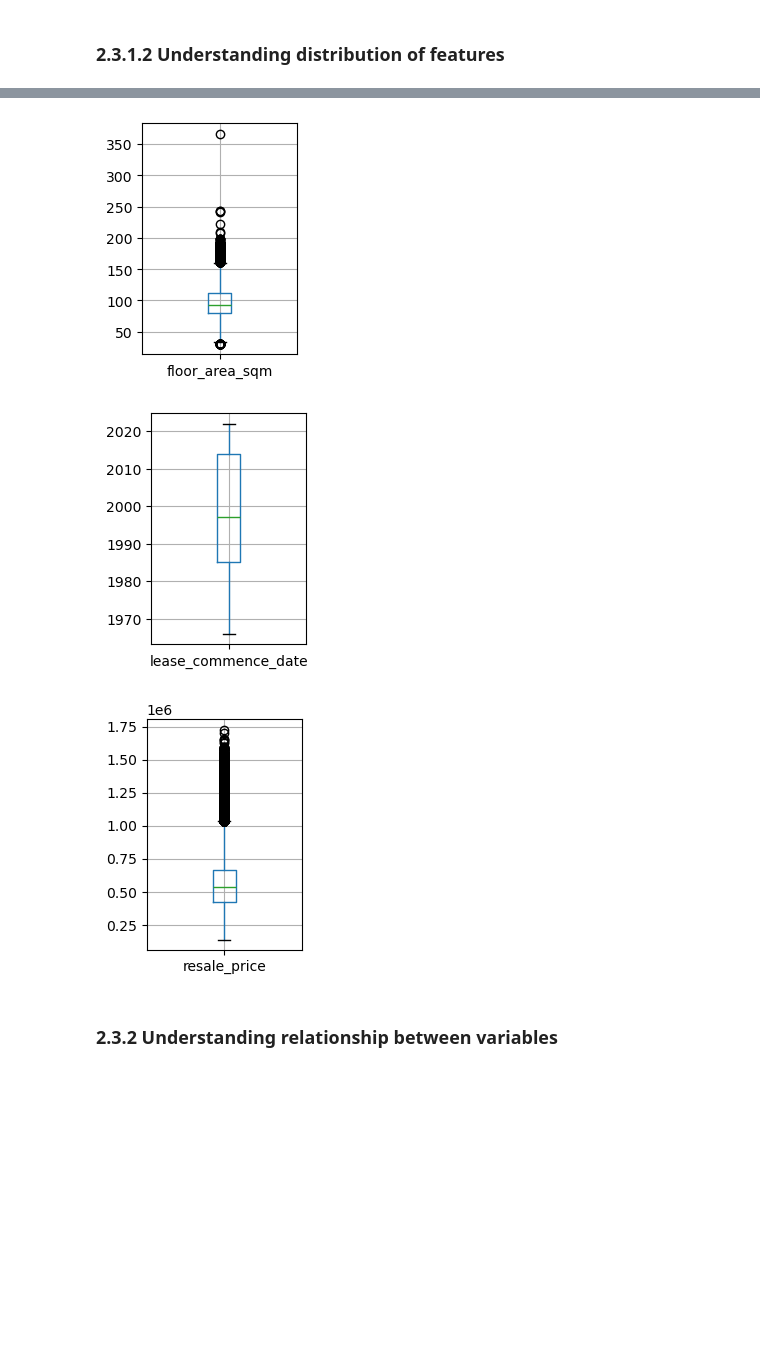
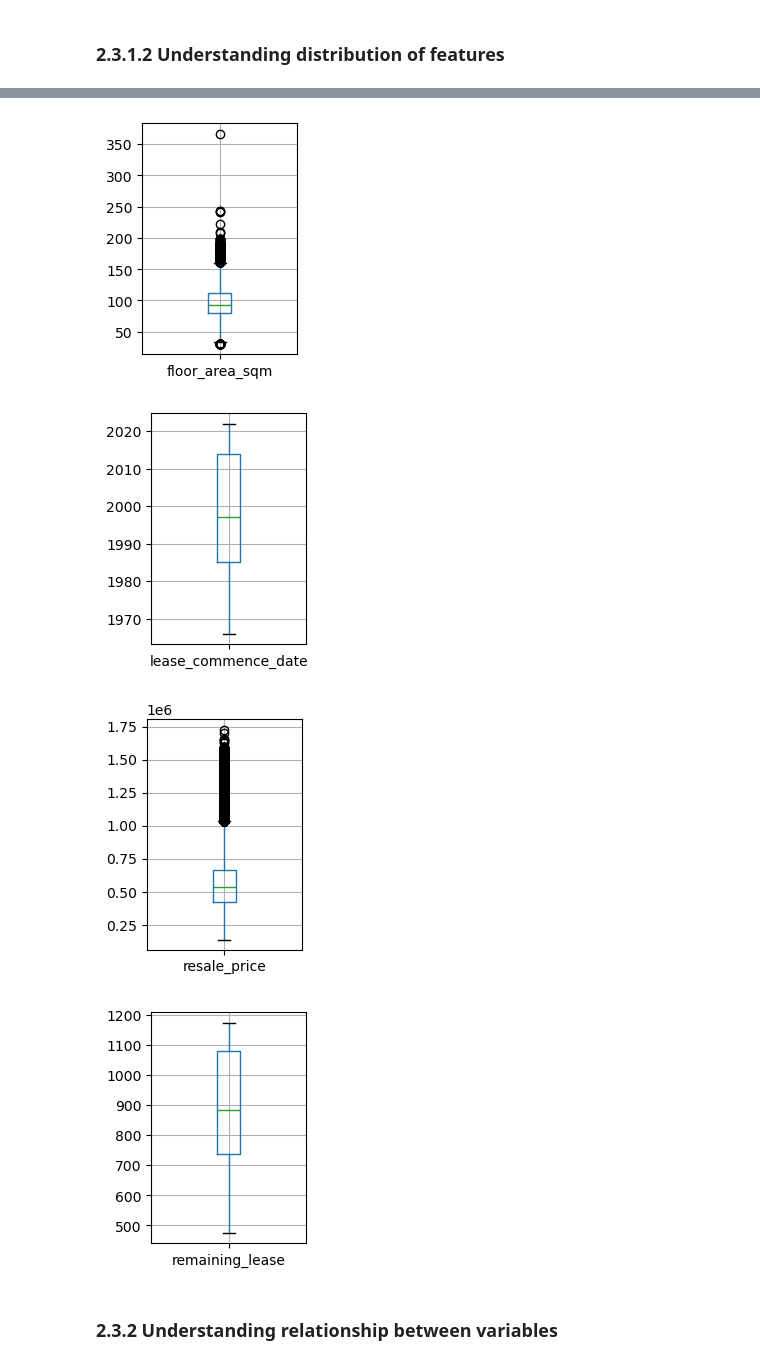
Before and after one commit to DTSLIME/HDB_Resale_Price_Regression_App, a Jupyter notebook: MLDP Program Codes Submission Template.ipynb, the cells around one changed output, grey strips where cells are left out. Cells and saved outputs as stored; diff of their text form; code cells hidden in the pictures; blank space fills up the shorter version.

```diff
--- a/MLDP Program Codes Submission Template.ipynb
+++ b/MLDP Program Codes Submission Template.ipynb
@@ -257,35 +267,45 @@ plt.show()
 # %%
 ## Boxplot to detect outliers features only (different scale from price)
 df[['floor_area_sqm']].boxplot(figsize=(2,3))
 plt.show()
 
 ## Interpretation:
-## Several large floor area values appear as outliers. These likely represent executive flats or jumbo flats.
+## Several large floor area values appear as outliers. These likely represent executive flats or jumbo flats
 
 ## Modelling implication:
-## The outliers were retained because they are genuine HDB property records rather than data entry errors. Tree-based models such as Random Forest are generally robust to outliers.
+## The outliers were retained because they are genuine HDB property records rather than data entry errors. Tree-based models such as Random Forest are generally robust to outliers
 
 df[['lease_commence_date']].boxplot(figsize=(2,3))
 plt.show()
 
 ## Interpretation:
-## Lease commencement dates are fairly well distributed with no significant abnormal outliers.
+## Lease commencement dates are fairly well distributed with no significant abnormal outliers
 
 ## Modelling implication:
-## The feature was retained because newer flats generally command higher resale prices due to longer remaining leases.
+## The feature was retained because newer flats generally command higher resale prices due to longer remaining leases
 
 df[['resale_price']].boxplot(figsize=(2,3))
 plt.show()
 
 ## Interpretation:
-## The resale price contains several high-value outliers above SGD 1 million. These correspond to premium HDB flats in desirable locations.
+## The resale price contains several high-value outliers above SGD 1 million. These correspond to premium HDB flats in desirable locations
 
 ## Modelling implication:
-## The outliers were retained because they represent valid market transactions and improve the model's ability to predict expensive properties.
+## The outliers were retained because they represent valid market transactions and improve the model's ability to predict expensive properties
+
+df[['remaining_lease']].boxplot(figsize=(2,3))
+plt.show()
+
+## Interpretation:
+## remaining_lease ranges roughly from 450 to 1175 (likely months), with a median around 880. The distribution is fairly symmetric with no extreme outliers, unlike floor_area_sqm or resale_price
+
+## Modelling implication:
+## The feature was retained for now, but it is highly correlated with lease_commence_date (near-duplicate information), so one of the two should be dropped before modelling to avoid redundancy
 # %% [output]
 [figure]
 [figure]
 [figure]
+[figure, added]
 # %% [markdown]
 ### 2.3.2 Understanding relationship between variables
 # %%
```
Also changed, not shown: parts of 15 cells of this notebook.
